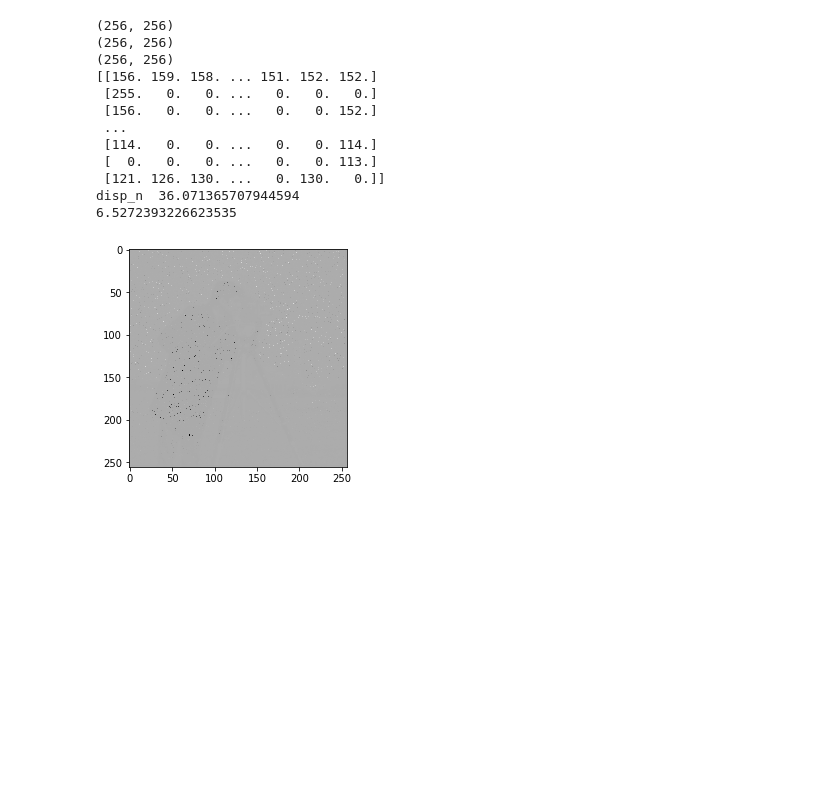
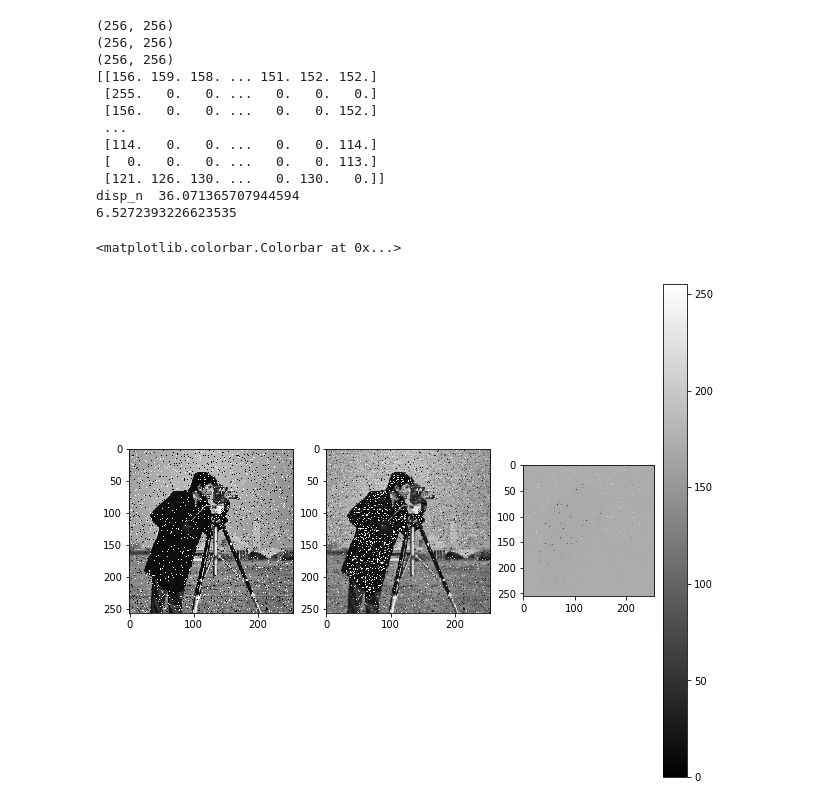
Before and after one commit to jecs89/LearningEveryDay, a Jupyter notebook: IP/ex3.ipynb, the cells around one changed output. Saved outputs shown, nothing was run; the diff lists cells and outputs as text; code cells hidden in the pictures; blank space fills up the shorter version.

```diff
--- a/IP/ex3.ipynb
+++ b/IP/ex3.ipynb
@@ -151,13 +151,21 @@ print(end - start)
 disp_n  36.071365707944594
 6.5272393226623535
 # %%
+
+plt.figure(figsize = (10,10))
+plt.subplot(1,3,1)
 im = igio.imread('camera_saltpepper.png')
 fig = plt.imshow(im, cmap = plt.get_cmap(name = 'gray'))
 
+plt.subplot(1,3,2)
 im = igio.imread('im_ori.png')
 fig = plt.imshow(im, cmap = plt.get_cmap(name = 'gray'))
 
+plt.subplot(1,3,3)
 im = igio.imread('im_norm.png')
 fig = plt.imshow(im, cmap = plt.get_cmap(name = 'gray'))
+
+plt.colorbar()
 # %% [output]
+<matplotlib.colorbar.Colorbar at 0x...>
-[figure, old version]
+[figure, new version]
```
